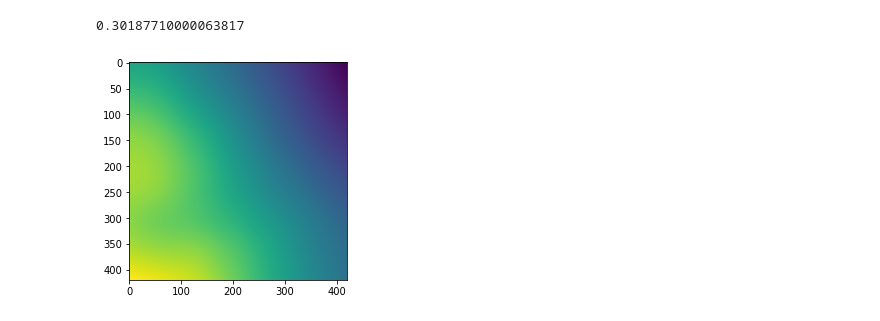
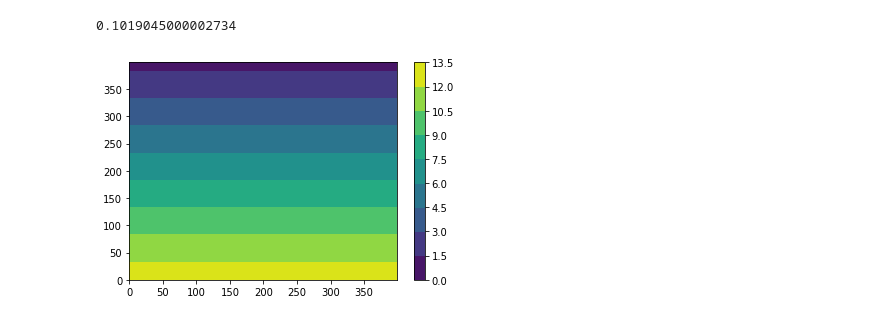
Before and after one commit to Misiek957/ActiveWalkerModelSimulation, a Jupyter notebook: ActiveWalkerModel.ipynb, the cells around one changed output. Saved outputs shown, nothing was run; the diff lists cells and outputs as text; code cells hidden in the pictures.

```diff
--- a/ActiveWalkerModel.ipynb
+++ b/ActiveWalkerModel.ipynb
@@ -120,13 +127,14 @@ intens[:]=0.
 #parameters
 t_track=50. # Track decay time - after 50 walkers ignore a trail, it decays by 1/e
 dt=0.1  # dt per time step, continuous markings every dt metres
-dvel=3. # desired walker velocity in m/s
+dvel=3 # desired walker velocity in m/s
 tau=5.
-isigma=1./2. # trail potential
+# isigma=1./2. # trail potential
+isigma = 4/5
 conv_thresh=10.e-4
 precision=1.**2 #distance to target.
 eps=0.025 #random motion contribution, same for all
-max_steps = 5000 # maximum amount of steps taken by walker, must be greater than 500
+max_steps = 25000 # maximum amount of steps taken by walker, must be greater than 500
 # %%
 class Slope:
 
@@ -212,9 +220,9 @@ class ActiveWalkerModel:
         g_max=np.maximum(np.ones_like(g_max),np.float64(Base[:,:,1])) # green channel
         # g_height=np.maximum(np.ones_like(g_grad),np.float64(Base[:,:,2])) # blue channel
         # Assign the requested elevation data as the height matrix for the model
-        g_height = elevData.elev_interpolation()
+        g_height = np.transpose(elevData.elev_interpolation())
         # g_height=np.fromfunction(lambda i, j: 0.27*(i ), (Nx, Ny), dtype=float) # Set custom gradient
-        g_height = cv2.GaussianBlur(g_height,(5,5),2) # Apply 2D convolution using a gaussian kernel
+        # g_height = cv2.GaussianBlur(g_height,(5,5),2) # Apply 2D convolution using a gaussian kernel
         z=g_nat
         # Trails (start and end point) For current Map, coordinates in metres, centre of image = (0,0)
         # single possible path
@@ -271,17 +279,24 @@ class ActiveWalkerModel:
         TrailPotential[:,:]=sg.convolve2d(z[:,:]*Weight[:,:],subexpdist[:,:],mode="same")  # 2D convolution
 
     @staticmethod
-    def set_up_walker(): # input route_id commented for one route
+    def set_up_walker(route_id): # input route_id commented for one route
         #set up walker
         global vel,pos,track,intens,dest,start,route
         #  commented out as input for a single route
-        start_id = np.random.randint(0,len(elevData.entryMet))
-        for i in range(len(elevData.entryMet)+10):#create end_id that is different from start_id
-            end_id = np.random.randint(0,len(elevData.entryMet))
-            if end_id == start_id:
-                continue
-            else:
-                break
+
+
+        # start_id = np.random.randint(0,len(elevData.entryMet))
+        # for i in range(len(elevData.entryMet)+10):#create end_id that is different from start_id
+        #     end_id = np.random.randint(0,len(elevData.entryMet))
+        #     if end_id == start_id:
+        #         continue
+        #     else:
+        #         break
+        start_id = route_id
+        end =  len(elevData.entryMet)
+
+        r = np.concatenate((np.array(range(route_id)),np.array(range(route_id+1,end))))
+        end_id = int(random.choice(r))
         #start
         start=np.array(elevData.entryMet[start_id])  # commented for simplicity
         # start = np.array(elevData.entryMet[0])  # temporary one route
@@ -493,14 +515,19 @@ plt.contourf(elevValue) # DEBUGGING
 # %%
-elevValue = np.flip(elevValue,0)
-plt.imshow(elevValue)
+# LATER COMBINE TOGETHER
+# elevValue = np.flip(elevValue,0)
+elevValue = np.transpose(elevValue)
+# plt.imshow(elevValue)
+plt.contourf(elevValue)
+plt.colorbar()
 ActiveWalkerModel.init()
 ActiveWalkerModel.setup_weights()
+p_alpha = p_alpha/2 # scaling factor
 subexpdist = ActiveWalkerModel.setup_distance_matrix()
 # subexpdist.shape
 timeit.timeit(ActiveWalkerModel.calc_tr_new,number=1)
 # %% [output]
-0.30187710000063817
+0.1019045000002734
-[figure, old version]
+[figure, new version]
 # %%
 g_slope = np.gradient(g_height,1)
 grady = g_slope[0] # vertical slope compontent
```
Also changed, not shown: parts of 13 cells of this notebook, 4 other files.
